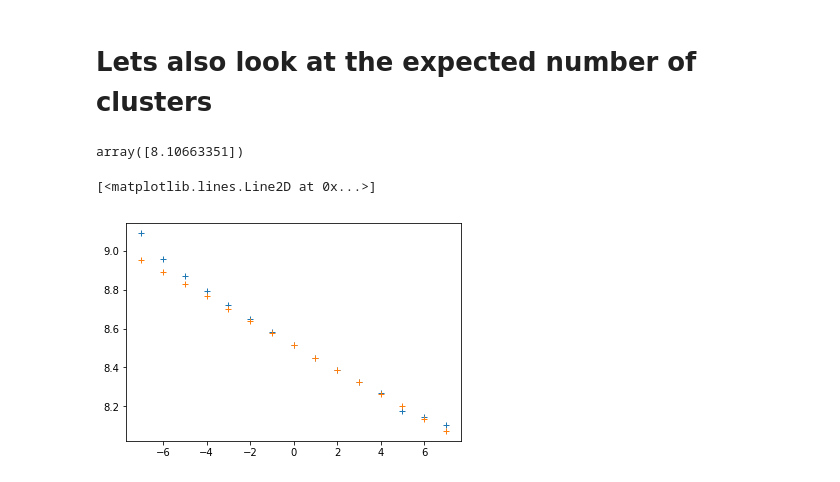
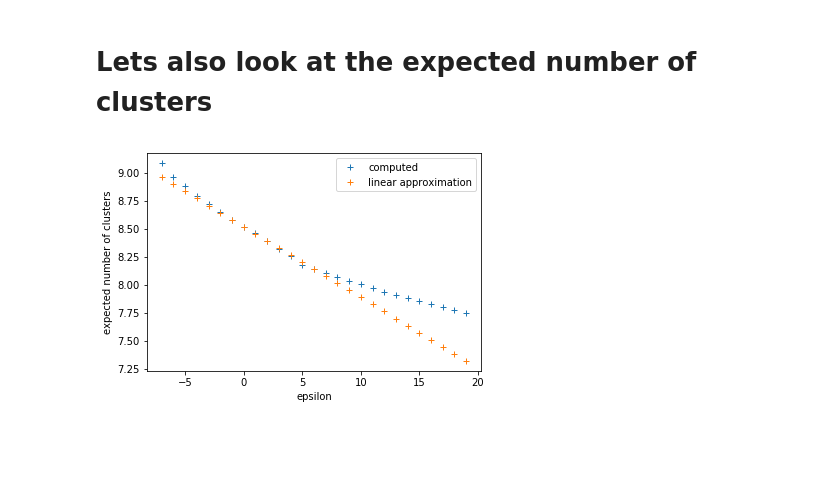
Before and after one commit to mijordan3/BNP_sensitivity, a Jupyter notebook: GMM_clustering/jupyter/bryans_sandbox/parametric_sensitivity_sandbox.ipynb, the cells around one changed output. Saved outputs shown, nothing was run; the diff lists cells and outputs as text; code cells hidden in the pictures; blank space fills up the shorter version.

```diff
--- a/GMM_clustering/jupyter/bryans_sandbox/parametric_sensitivity_sandbox.ipynb
+++ b/GMM_clustering/jupyter/bryans_sandbox/parametric_sensitivity_sandbox.ipynb
@@ -324,6 +383,6 @@ perturbed expected number of clusters:  8.25509958728739
 # %% [markdown]
 # Predict for a range of perturbations
 # %%
-epsilon_vec = np.arange(-7, 8)
+epsilon_vec = np.arange(-7, 20)
 print(epsilon_vec)
 # %% [output]
@@ -393,3 +455,5 @@ This is nonzero if phi did anything: 1.715952315639896
+# %%
+output_0 = moment_model.set_and_get_moments_from_free_par(best_param_0)
 # %%
 for i in range(len(epsilon_vec)):
     plt.figure(figsize=(8, 4))
@@ -444,22 +508,24 @@ cluster_sensitivity = \
         optimal_input_par=best_param_0,
         objective_hessian=kl_hessian_0,
         hyper_par_objective_fun=prior_perturbation.get_e_log_perturbation)
-# %%
-e_num_clusters_class.set_and_get_e_num_clusters_from_free_param(best_param_phi_array[i])
-# %% [output]
-array([8.10663351])
 # %%
-e_num_clusters_pred_nonlin_array = []
+e_num_clusters_pred = []
 e_num_clusters_true = []
 for i in range(len(epsilon_vec)):
     e_num_clusters_true.append(
             e_num_clusters_class.set_and_get_e_num_clusters_from_free_param(best_param_phi_array[i]))
 
-    e_num_clusters_pred_nonlin_array.append(
+    e_num_clusters_pred.append(
         cluster_sensitivity.predict_output_par_from_hyperparameters(epsilon_vec[i], linear = True))
-# %%
-plt.plot(epsilon_vec, e_num_clusters_true, '+')
-plt.plot(epsilon_vec, e_num_clusters_pred_nonlin_array, '+')
-# %% [output]
-[<matplotlib.lines.Line2D at 0x...>]
-[figure, removed]
+# %%
+plt.plot(epsilon_vec, e_num_clusters_true, '+')
+plt.plot(epsilon_vec, e_num_clusters_pred, '+')
+
+plt.xlabel('epsilon')
+plt.ylabel('expected number of clusters')
+
+plt.legend(('computed', 'linear approximation'))
+
+plt.savefig('../../../writing/functional_sensitivity_writing/parametric_sens_results/pred_num_clusters.png')
+# %% [output]
+[figure, added]
```
Also changed, not shown: parts of 24 cells of this notebook, 4 other files.
